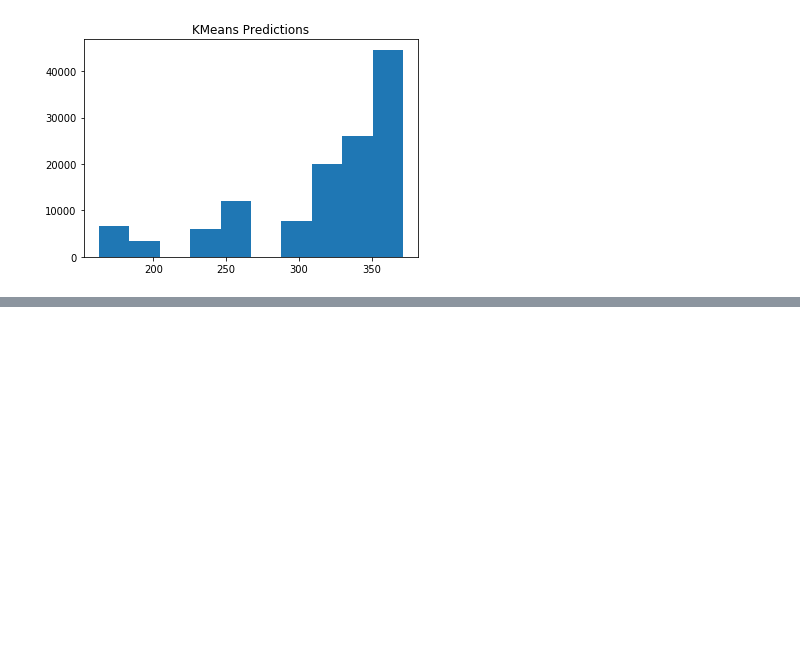
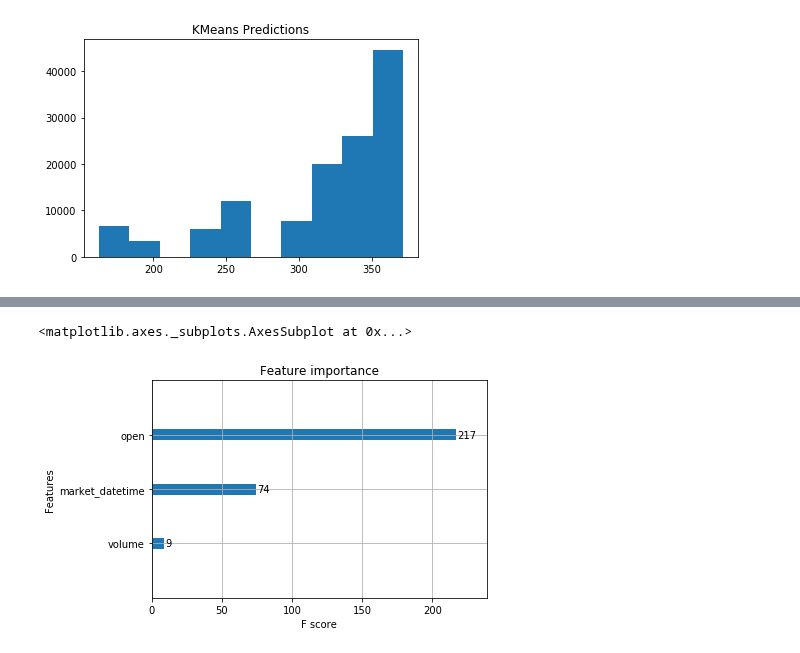
Before and after one commit to rbetzler/fun-times-in-python, a Jupyter notebook: finance/data_science/stock_explorer.ipynb, the cells around one changed output, grey strips where cells are left out. Drawn from its saved outputs; the diff is of its cells as text; code cells hidden in the pictures; blank space fills up the shorter version.

```diff
--- a/finance/data_science/stock_explorer.ipynb
+++ b/finance/data_science/stock_explorer.ipynb
@@ -198,0 +171,5 @@ x = cluster_utils.KMeans(series=df['open'], n_clusters=10).plot_cluster_hist(tim
+# %%
+xgb.plot_importance(model)
+# %% [output]
+<matplotlib.axes._subplots.AxesSubplot at 0x...>
+[figure, added]
```
Also changed, not shown: parts of 13 cells of this notebook.
